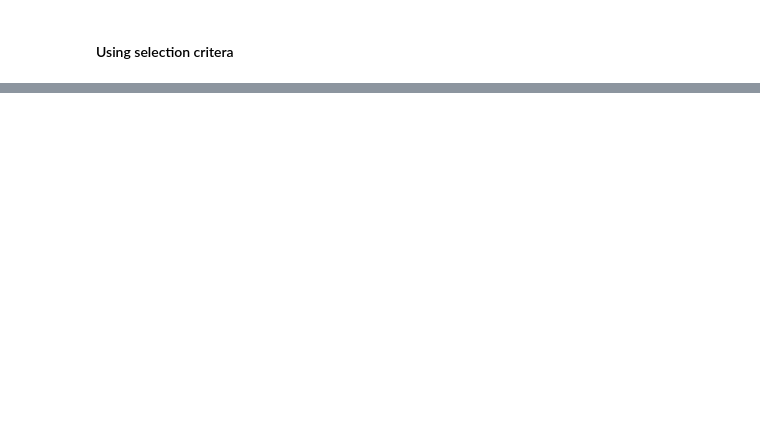
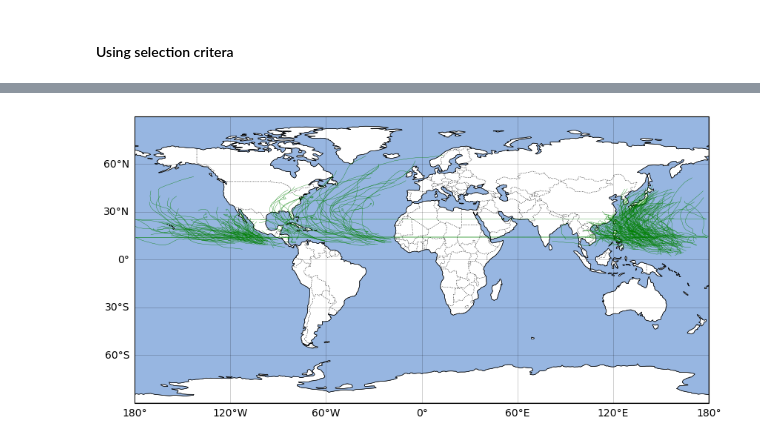
Before and after one commit to jhruppert/tc-crfrad, a Jupyter notebook: analysis/storm_list_hist.ipynb, the cells around one changed output, grey strips where cells are left out. Saved outputs shown, nothing was run; the diff lists cells and outputs as text; code cells hidden in the pictures; blank space fills up the shorter version.

```diff
--- a/analysis/storm_list_hist.ipynb
+++ b/analysis/storm_list_hist.ipynb
@@ -245,0 +214,33 @@ plt.close()
+# %%
+fig = plt.figure(figsize=(10,10))
+ax = fig.add_subplot(1, 1, 1, projection=ccrs.PlateCarree())
+
+plt_area=[-180, 180, -90, 90]
+# plt_area=[-180, 180, -45, 45]
+ax.set_extent(plt_area, crs=ccrs.PlateCarree())
+
+# Add coastlines and borders
+featurewidth=0.5
+# ax.coastlines(linewidth=featurewidth)
+ax.add_feature(cfeature.BORDERS, linestyle=':', linewidth=featurewidth)#, facecolor='none')
+
+# Add gridlines
+gl = ax.gridlines(draw_labels=True, dms=True, x_inline=False, y_inline=False, color='black', linewidth=featurewidth, alpha=0.25)#, linestyle='--')
+gl.top_labels = False
+gl.right_labels = False
+
+# Add additional features if needed
+ax.add_feature(cfeature.LAND, edgecolor='black', linewidth=featurewidth, facecolor='none')
+ax.add_feature(cfeature.OCEAN, edgecolor='black', linewidth=featurewidth)#, facecolor='none')
+# ax.add_feature(cfeature.LAKES, alpha=0.5, edgecolor='black', linewidth=featurewidth, facecolor='none')
+# ax.add_feature(cfeature.RIVERS, edgecolor='black', linewidth=featurewidth, facecolor='none')
+
+for istorm in range(len(subset_lon)):
+    # ax.plot(lon, lat, marker='o', color='red', markersize=5, transform=ccrs.PlateCarree())
+    ax.plot(subset_lon[istorm], subset_lat[istorm], color='green', transform=ccrs.PlateCarree(), linewidth=0.25)
+
+# plt.savefig(figdir+plot_name+"_"+hr_tag[0:-3]+".pdf", format="pdf", bbox_inches="tight")
+plt.show()
+plt.close()
+# %% [output]
+[figure, added]
```
Also changed, not shown: parts of 10 cells of this notebook, 16 other files.
